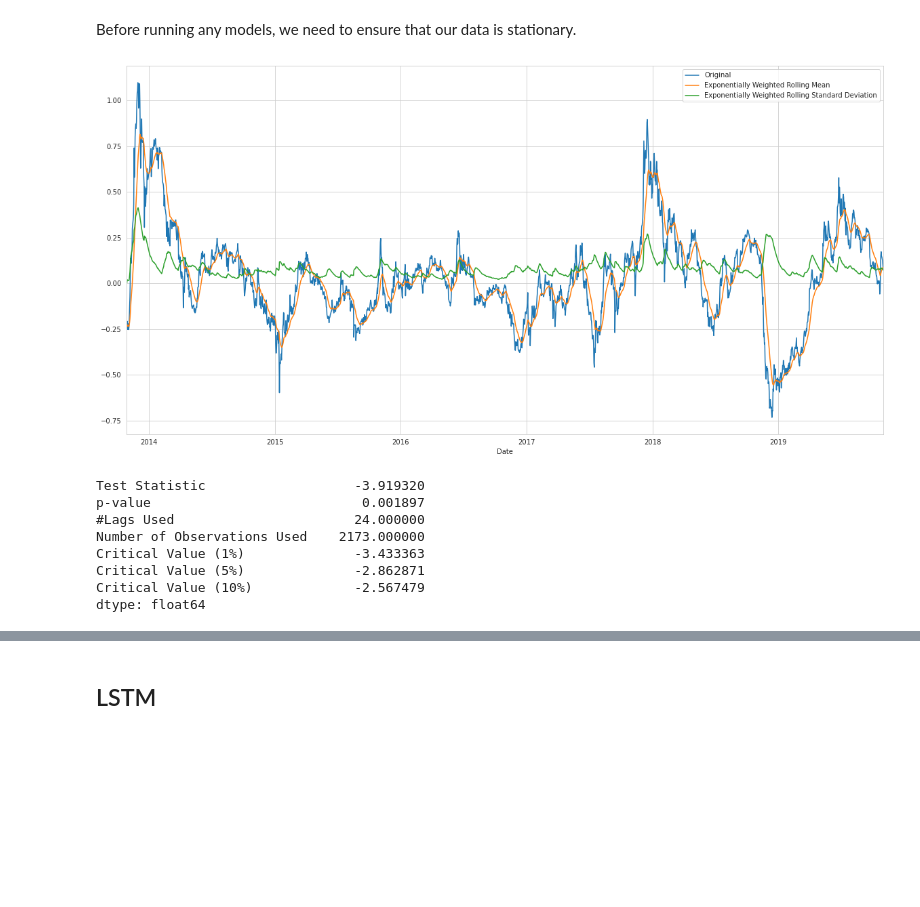
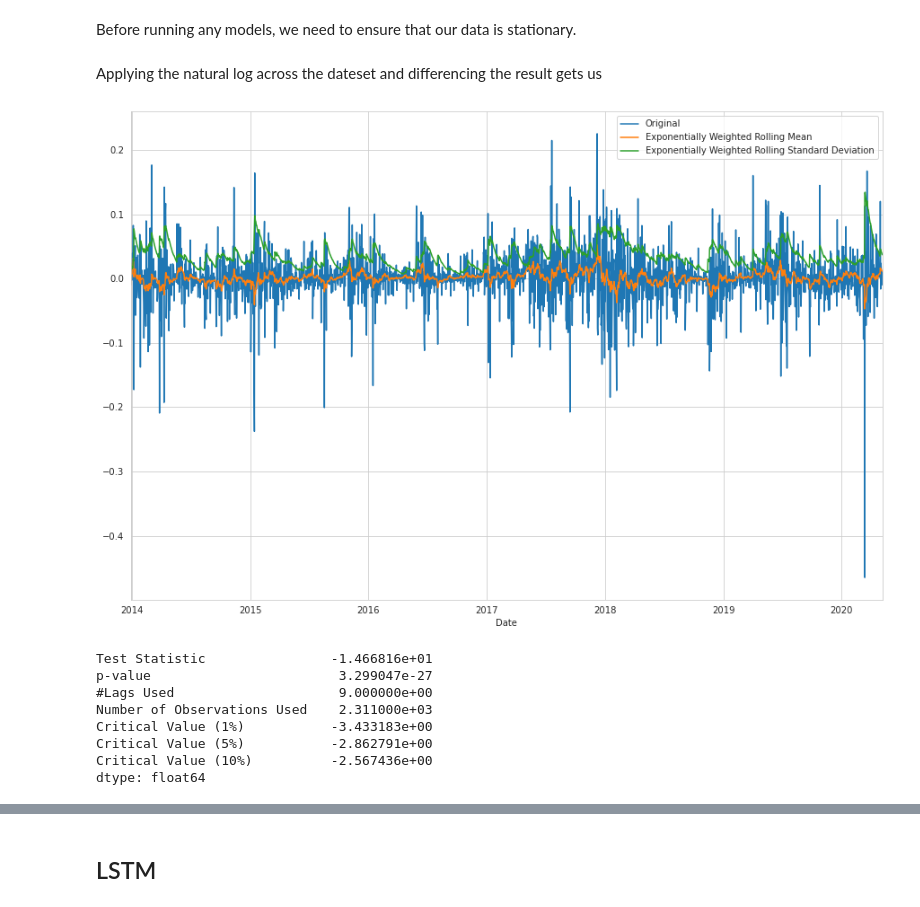
Before and after one commit to rajeevpanwar/Bitcoin-Heist-of-the-Century, a Jupyter notebook: bitcoin_lstm.ipynb, the cells around one changed output, grey strips where cells are left out. Cells and saved outputs as stored; diff of their text form; code cells hidden in the pictures; blank space fills up the shorter version.

```diff
--- a/bitcoin_lstm.ipynb
+++ b/bitcoin_lstm.ipynb
@@ -79,15 +79,18 @@ btc
 Before running any models, we need to ensure that our data is stationary.
 # %%
 btc_log = np.log(btc)
+btc_diff = btc_log.diff(1).dropna()
+# %% [markdown]
+Applying the natural log across the dateset and differencing the result gets us
 # %%
-stationarity_check(residual.dropna(), 8, figsize=(20, 10))
+stationarity_check(btc_diff["Close"], 8, figsize=(15, 10))
 # %% [output]
-[figure, old version]
+[figure, new version]
-Test Statistic                   -3.919320
-p-value                           0.001897
-#Lags Used                       24.000000
-Number of Observations Used    2173.000000
-Critical Value (1%)              -3.433363
-Critical Value (5%)              -2.862871
-Critical Value (10%)             -2.567479
+Test Statistic                -1.466816e+01
+p-value                        3.299047e-27
+#Lags Used                     9.000000e+00
+Number of Observations Used    2.311000e+03
+Critical Value (1%)           -3.433183e+00
+Critical Value (5%)           -2.862791e+00
+Critical Value (10%)          -2.567436e+00
 dtype: float64
```
Also changed, not shown: parts of 56 cells of this notebook, 2 other files.
